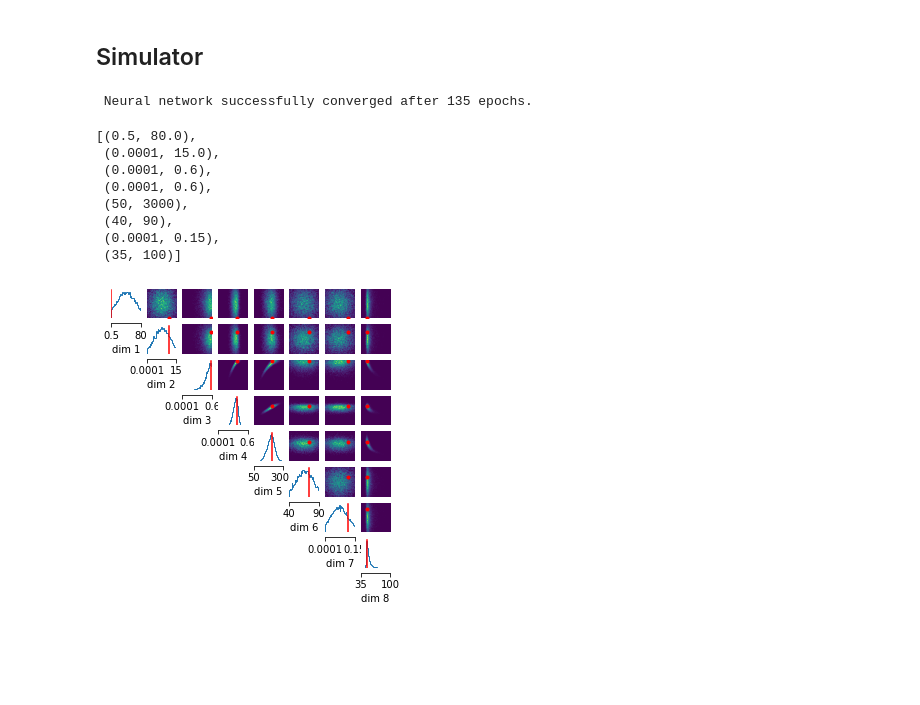
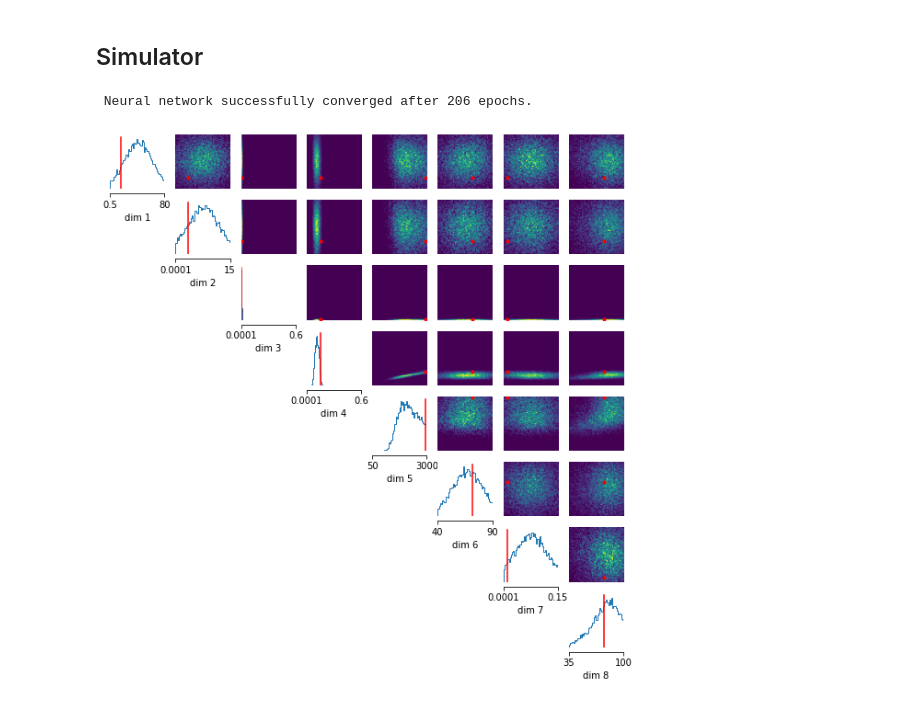
Before and after one commit to SRagy/sbi, a Jupyter notebook: Sammy_examples/HH_Full_Simulator.ipynb, the cells around one changed output. Drawn from its saved outputs; the diff is of its cells as text; code cells hidden in the pictures; blank space fills up the shorter version.

```diff
--- a/Sammy_examples/HH_Full_Simulator.ipynb
+++ b/Sammy_examples/HH_Full_Simulator.ipynb
@@ -57,6 +73,6 @@ def run_HH_model(params):
 # %%
 params_base = [[50., 1.],[4., 1.5],[20., 15.]]
-params_additional = [0.1,0.07,6e2,-60.,-.1,-70.0]
+params_additional = [0.1,0.07,6e2,60.,.1,70.0]
 params = np.array([params_var + params_additional for params_var in params_base])
 # %%
 # three sets of (g_Na, g_K)
@@ -126,8 +177,8 @@ def hausdorff_dist(x,y, reverse = False):
 true_params = prior.sample()
 observation_trace = run_HH_model(true_params)
 
-grid_simulator, prior = prepare_for_sbi(full_simulation_wrapper,prior)
-theta, data = simulate_for_sbi(grid_simulator, prior, num_simulations=100, num_workers=7)
+full_simulator, prior = prepare_for_sbi(full_simulation_wrapper,prior)
+theta, data = simulate_for_sbi(full_simulator, prior, num_simulations=100, num_workers=7)
 
 data_np = data.detach().numpy()
 
@@ -152,31 +203,20 @@ points_ref = hausdorff_simulator(true_params, observation_trace)
 summs_ref = calculate_summary_statistics(observation_trace)
 # %%
 posterior=infer(hausdorff_simulator, prior, method='SNPE',
-                  num_simulations=1000, num_workers=7)
+                  num_simulations=2000, num_workers=7)
 # %% [output]
- Neural network successfully converged after 135 epochs.
+ Neural network successfully converged after 206 epochs.
-# %%
-list(zip(prior_min, prior_max))
-# %% [output]
-[(0.5, 80.0),
- (0.0001, 15.0),
- (0.0001, 0.6),
- (0.0001, 0.6),
- (50, 3000),
- (40, 90),
- (0.0001, 0.15),
- (35, 100)]
 # %%
 samples = posterior.sample((10000,),x=points_ref)
 fig, axes = analysis.pairplot(samples,
                         limits=list(zip(prior_min, prior_max)),
                         ticks=list(zip(prior_min, prior_max)),
-                        figsize=(5,5),
+                        figsize=(10,10),
                         points=true_params,
                         points_offdiag={'markersize': 6},
                         points_colors='r');
 plt.show()
 # %% [output]
-[figure, old version]
+[figure, new version]
 # %%
 posterior_summ=infer(summ_simulation_wrapper, prior, method='SNPE',
```
Also changed, not shown: parts of 35 cells of this notebook, 1 other file.
